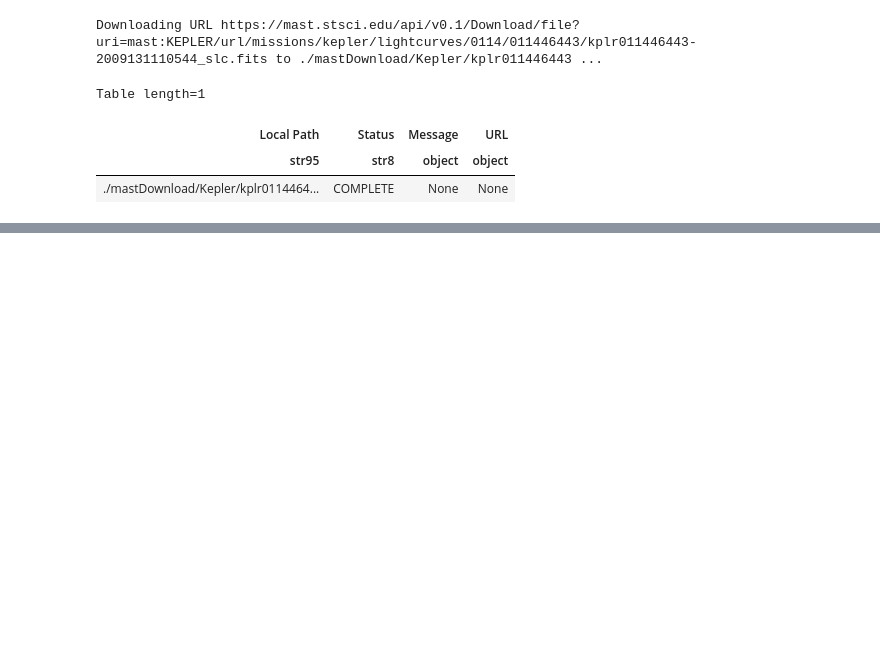
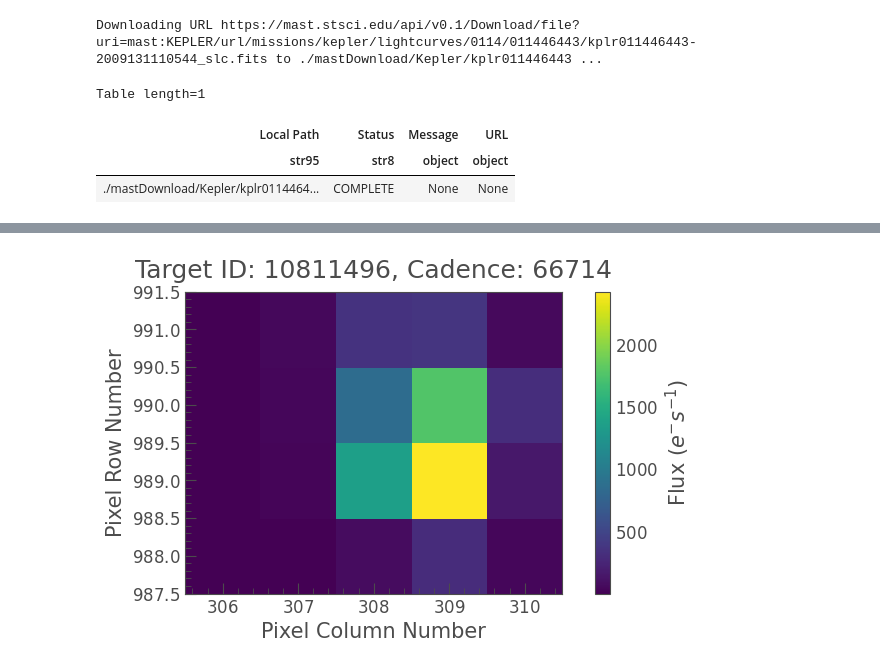
Before and after one commit to nicholasproietti/LGM, a Jupyter notebook: Kepler_Light_Curve_Reader.ipynb, the cells around one changed output, grey strips where cells are left out. Drawn from its saved outputs; the diff is of its cells as text; code cells hidden in the pictures; blank space fills up the shorter version.

```diff
--- a/Kepler_Light_Curve_Reader.ipynb
+++ b/Kepler_Light_Curve_Reader.ipynb
@@ -270,0 +170,8 @@ client = kepler.API()
+# %%
+!pip install lightkurve
+from lightkurve import search_targetpixelfile
+
+example_KIC = "10811496"
+
+# obtain the Kepler pixel data for the star from the data archive
+pixelfile = search_targetpixelfile("KIC "+example_KIC, quarter=16).download();
@@ -270,0 +196,6 @@ client = kepler.API()
+# %%
+# Display the first image in this data set
+
+pixelfile.plot(frame=1);
+# %% [output]
+[figure, added]
```
Also changed, not shown: parts of 48 cells of this notebook.
